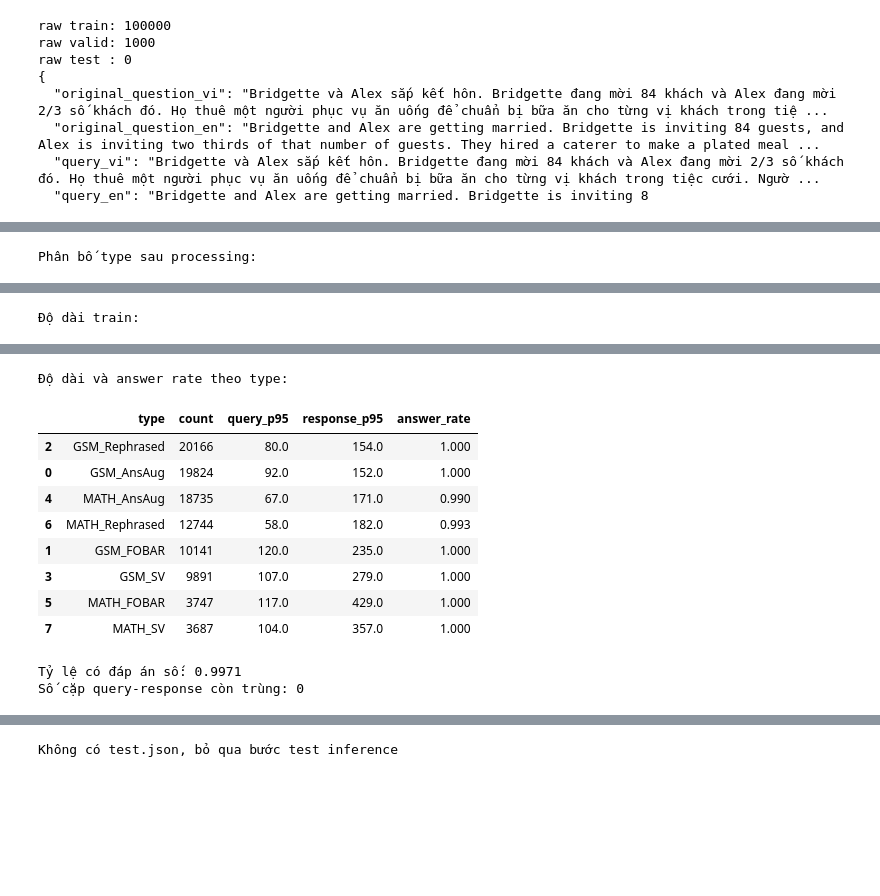
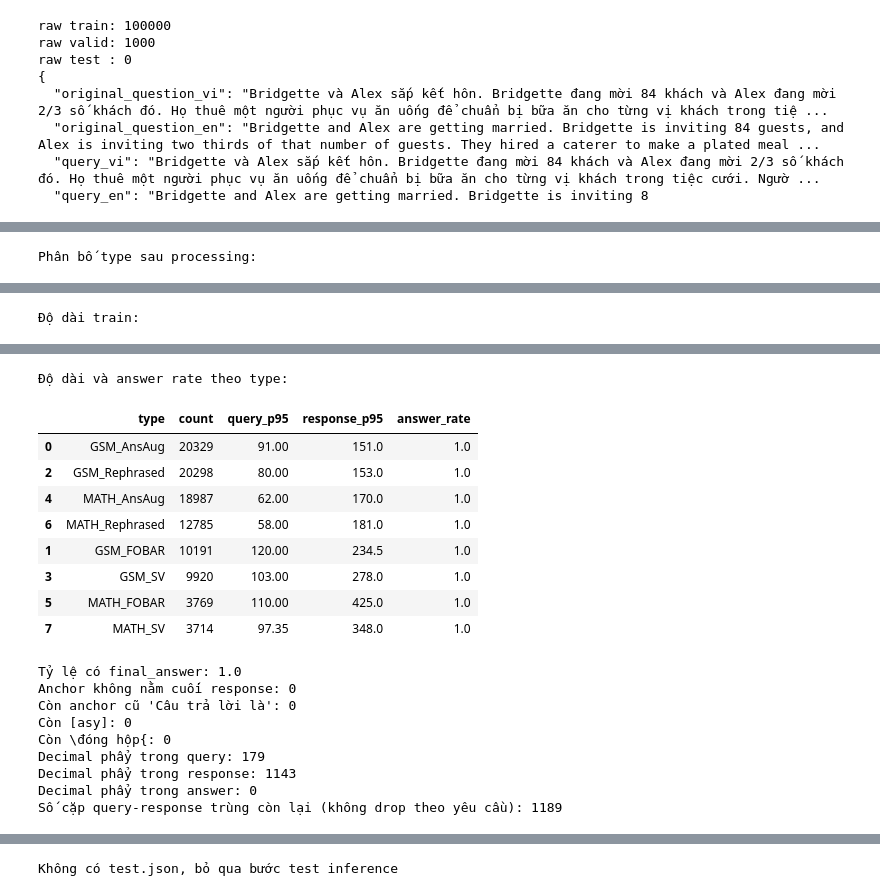
Before and after one commit to khanhtran0111/viet-gpt2-math-word-problems, a Jupyter notebook: scripts/demo_notebook/baseline_gpt2_math_word_problems.ipynb, the cells around one changed output, grey strips where cells are left out. Saved outputs shown, nothing was run; the diff lists cells and outputs as text; code cells hidden in the pictures; blank space fills up the shorter version.

```diff
--- a/scripts/baseline_gpt2_math_word_problems.ipynb
+++ b/scripts/demo_notebook/baseline_gpt2_math_word_problems.ipynb
@@ -221,12 +229,13 @@ def clean_answer_tail(text):
 
 def extract_answer_text(text, allow_last_number=False):
     text = str(text or "")
-    matches = []
-    for pattern in ANSWER_ANCHORS:
-        for m in re.finditer(pattern, text, flags=re.IGNORECASE):
-            matches.append((m.start(), m.end(), text[m.end():]))
+    anchor_re = re.compile(
+        r"(?:Đáp án là|Câu trả lời là|(?:Câu\s+)?Trả lời(?:\s+là)?|Đáp án|The answer is|Answer|####)\s*[:：]?",
+        flags=re.IGNORECASE,
+    )
+    matches = list(anchor_re.finditer(text))
     if matches:
-        _, _, tail = sorted(matches, key=lambda x: (x[0], x[1]))[-1]
+        tail = text[matches[-1].end():]
         return clean_answer_tail(tail)
 
     boxes = BOXED_RE.findall(text)
@@ -238,7 +247,6 @@ def extract_answer_text(text, allow_last_number=False):
         if nums:
             return clean_answer_tail(nums[-1])
     return None
-
 
 def parse_plain_number(text):
     text = str(text).strip().replace(" ", "")
@@ -254,7 +262,13 @@ def parse_plain_number(text):
                 return a / b
         return None
 
-    if "," in text and "." not in text:
+    # Vietnamese/common formats:
+    # 1.200 -> 1200, 1.200,5 -> 1200.5, 1,200 -> 1200, 1,200.5 -> 1200.5.
+    if re.fullmatch(r"[-+]?\d{1,3}(?:\.\d{3})+(?:,\d+)?", text):
+        text = text.replace(".", "").replace(",", ".")
+    elif re.fullmatch(r"[-+]?\d{1,3}(?:,\d{3})+(?:\.\d+)?", text):
+        text = text.replace(",", "")
+    elif "," in text and "." not in text:
         right = text.split(",")[-1]
         text = text.replace(",", "") if len(right) == 3 else text.replace(",", ".")
     elif "," in text and "." in text:
@@ -416,6 +607,6 @@ Bridgette đang mời 84 khách và Alex đang mời 2/3 số khách đó, tức
 # %%
 # 6. Kiểm tra dữ liệu sau processing
-# Phần này lấy ý từ eda_train.ipynb: type, độ dài, đáp án và trùng lặp.
+# Bước 4 dedup/conflict bị bỏ qua theo yêu cầu, nên duplicate/conflict chỉ được báo cáo để biết.
 def feature_df(records, split):
     rows = []
     for i, rec in enumerate(records):
@@ -425,15 +616,25 @@ def feature_df(records, split):
             "type": rec.get("type", "unknown"),
             "query_words": word_count(rec.get("query_vi")),
             "response_words": word_count(rec.get("response_vi", "")),
-            "has_answer": rec.get("answer_num") is not None,
+            "has_answer": rec.get("answer_text") is not None,
             "answer_num": rec.get("answer_num"),
             "pair_hash": normalized_hash(rec.get("query_vi", "") + "\n" + rec.get("response_vi", "")),
+            "ends_with_anchor": str(rec.get("response_vi", "")).rstrip().endswith("Đáp án là: " + str(rec.get("answer_text", ""))),
         })
     return pd.DataFrame(rows)
 
 
 train_df = feature_df(train_records, "train")
 valid_df = feature_df(valid_records, "valid") if valid_records else pd.DataFrame()
+
+decimal_comma_pattern = re.compile(r"(?<!\d)\d+,\d{1,3}(?!\d)")
+old_anchor_count = sum("Câu trả lời là" in r.get("response_vi", "") for r in train_records)
+anchor_not_last = int((~train_df["ends_with_anchor"]).sum()) if len(train_df) else 0
+asy_remaining = sum("[asy]" in (r.get("query_vi", "") + r.get("response_vi", "")).lower() for r in train_records)
+bad_boxed_remaining = sum(r"\đóng hộp{" in r.get("response_vi", "") for r in train_records)
+decimal_query_issues = sum(bool(decimal_comma_pattern.search(r.get("query_vi", ""))) for r in train_records)
+decimal_response_issues = sum(bool(decimal_comma_pattern.search(r.get("response_vi", ""))) for r in train_records)
+decimal_answer_issues = sum(bool(decimal_comma_pattern.search(str(r.get("answer_text", "")))) for r in train_records)
 
 print("Phân bố type sau processing:")
 display(train_df["type"].value_counts().rename_axis("type").reset_index(name="count"))
@@ -455,8 +656,15 @@ by_type = (
 )
 display(by_type.round(3))
 
-print("Tỷ lệ có đáp án số:", round(float(train_df["has_answer"].mean()), 4))
-print("Số cặp query-response còn trùng:", int(train_df["pair_hash"].duplicated().sum()))
+print("Tỷ lệ có final_answer:", round(float(train_df["has_answer"].mean()), 4))
+print("Anchor không nằm cuối response:", anchor_not_last)
+print("Còn anchor cũ 'Câu trả lời là':", old_anchor_count)
+print("Còn [asy]:", asy_remaining)
+print(r"Còn \đóng hộp{:", bad_boxed_remaining)
+print("Decimal phẩy trong query:", decimal_query_issues)
+print("Decimal phẩy trong response:", decimal_response_issues)
+print("Decimal phẩy trong answer:", decimal_answer_issues)
+print("Số cặp query-response trùng còn lại (không drop theo yêu cầu):", int(train_df["pair_hash"].duplicated().sum()))
 # %% [output]
 Phân bố type sau processing:
 |  | type | count |
@@ -481,13 +689,20 @@ Phân bố type sau processing:
 | max | 311.00 | 771.00 |
 Độ dài và answer rate theo type:
 |  | type | count | query_p95 | response_p95 | answer_rate |
-| 2 | GSM_Rephrased | 20166 | 80.0 | 154.0 | 1.000 |
-| 0 | GSM_AnsAug | 19824 | 92.0 | 152.0 | 1.000 |
-| 4 | MATH_AnsAug | 18735 | 67.0 | 171.0 | 0.990 |
-| 6 | MATH_Rephrased | 12744 | 58.0 | 182.0 | 0.993 |
-| 1 | GSM_FOBAR | 10141 | 120.0 | 235.0 | 1.000 |
-| 3 | GSM_SV | 9891 | 107.0 | 279.0 | 1.000 |
-| 5 | MATH_FOBAR | 3747 | 117.0 | 429.0 | 1.000 |
-| 7 | MATH_SV | 3687 | 104.0 | 357.0 | 1.000 |
+| 0 | GSM_AnsAug | 20329 | 91.00 | 151.0 | 1.0 |
+| 2 | GSM_Rephrased | 20298 | 80.00 | 153.0 | 1.0 |
+| 4 | MATH_AnsAug | 18987 | 62.00 | 170.0 | 1.0 |
+| 6 | MATH_Rephrased | 12785 | 58.00 | 181.0 | 1.0 |
+| 1 | GSM_FOBAR | 10191 | 120.00 | 234.5 | 1.0 |
+| 3 | GSM_SV | 9920 | 103.00 | 278.0 | 1.0 |
+| 5 | MATH_FOBAR | 3769 | 110.00 | 425.0 | 1.0 |
+| 7 | MATH_SV | 3714 | 97.35 | 348.0 | 1.0 |
-Tỷ lệ có đáp án số: 0.9971
-Số cặp query-response còn trùng: 0
+Tỷ lệ có final_answer: 1.0
+Anchor không nằm cuối response: 0
+Còn anchor cũ 'Câu trả lời là': 0
+Còn [asy]: 0
+Còn \đóng hộp{: 0
+Decimal phẩy trong query: 179
+Decimal phẩy trong response: 1143
+Decimal phẩy trong answer: 0
+Số cặp query-response trùng còn lại (không drop theo yêu cầu): 1189
```
Also changed, not shown: parts of 14 cells of this notebook, 3 other files.
